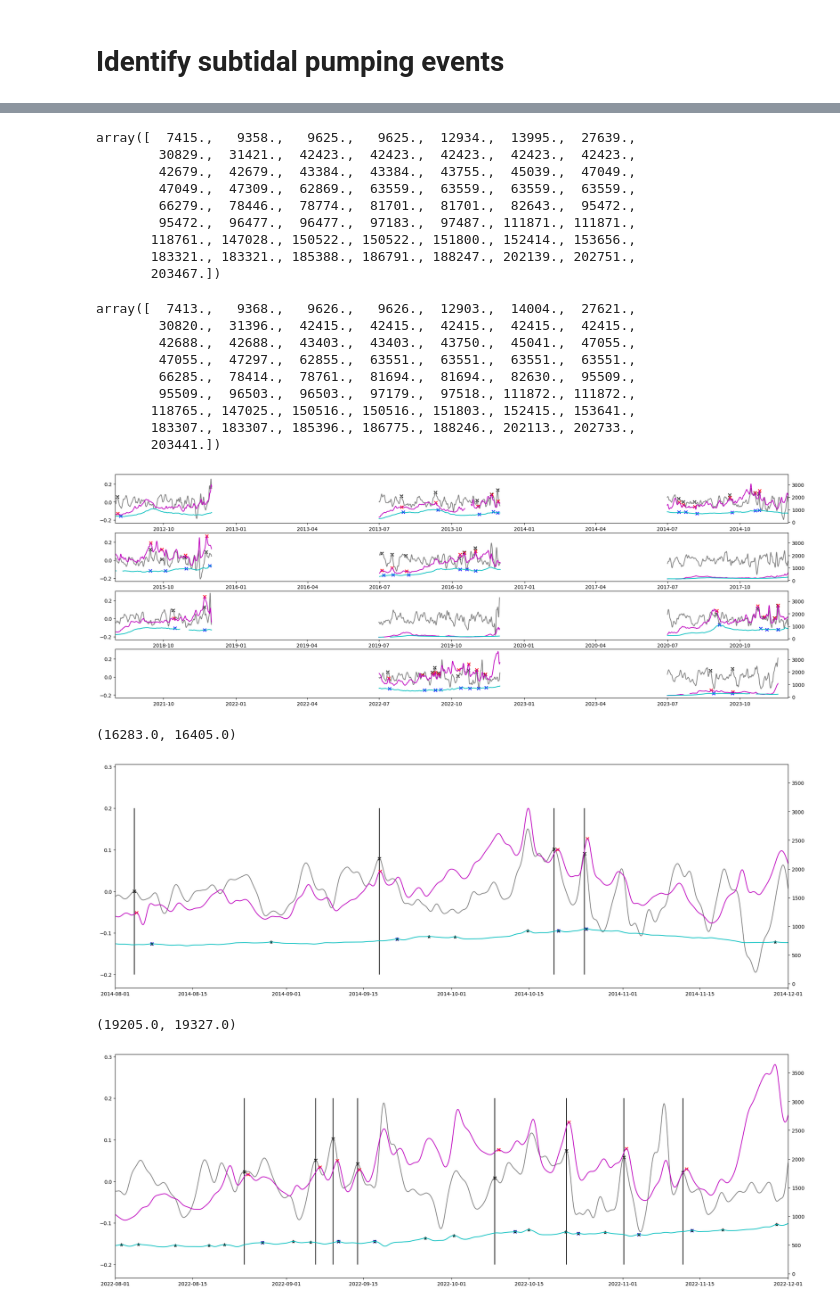
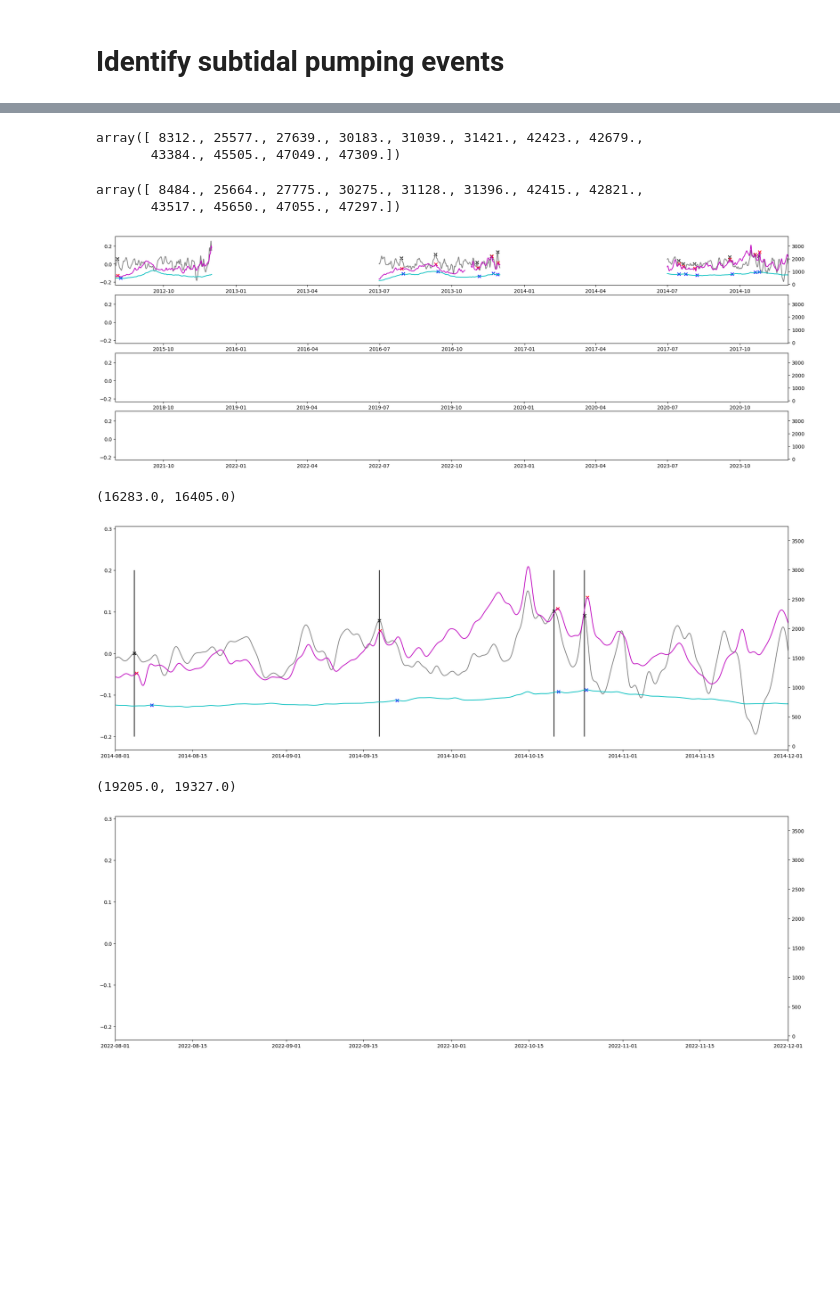
Before and after one commit to jennaisrael/Savio_scratch_back_up, a Jupyter notebook: climate_data_processing/identify_stp/test_peak_finding.ipynb, the cells around one changed output, grey strips where cells are left out. Saved outputs shown, nothing was run; the diff lists cells and outputs as text; code cells hidden in the pictures; blank space fills up the shorter version.

```diff
--- a/climate_data_processing/identify_stp/test_peak_finding.ipynb
+++ b/climate_data_processing/identify_stp/test_peak_finding.ipynb
@@ -114,6 +114,13 @@ hol2_dms.set_index("datetime",inplace=True)
 hol2_dms=hol2_dms.asfreq('15min')
 hol2_dms_filt=filter_timeseries(hol2_dms)
 
+frk=pd.read_csv('/global/scratch/users/jennaisrael/climate_data_processing/identify_stp/frkdefault_ec_screened_2021.csv',skiprows=65)#.set_index('datetime')
+frk=frk.rename(columns={"value": "Salinity[mS/cm]"})
+frk['datetime']=pd.to_datetime(frk['datetime'],format=dtformat)
+frk.set_index("datetime",inplace=True)
+frk=frk.asfreq('15min')
+frk_filt=filter_timeseries(frk)
+
 jp_filt.plot()
 # %% [output]
 <AxesSubplot:xlabel='datetime'>
@@ -344,5 +353,5 @@ Lag of max cross-correlation is 86.75 hours
 # Identify subtidal pumping events
 # %%
 #put all the variables in one array, need to cut it off before the last array begins (pr 2012-02-12) and before the first array ends (pr 2023-11-19)
-df_raw=pd.concat([pr_filt.rename(columns={"Residual": "pr"}),jp_filt.rename(columns={"Salinity[mS/cm]": "jp"}),hol2_dms_filt.rename(columns={"Salinity[mS/cm]": "hol2"})],axis=1)
+df_raw=pd.concat([pr_filt.rename(columns={"Residual": "pr"}),jp_filt.rename(columns={"Salinity[mS/cm]": "jp"}),frk_filt.rename(columns={"Salinity[mS/cm]": "frk"}),hol2_dms_filt.rename(columns={"Salinity[mS/cm]": "hol2"})],axis=1)
 df=df_raw.loc[datetime(2012,2,13):datetime(2023,11,18)]#.interpolate()
@@ -404,7 +430,7 @@ See the caveats in the documentation: https://pandas.pydata.org/pandas-docs/stab
 # %%
 #I think I need to do this with a mask
 #df.mask((df['A'] > 5) | (df['B'] < 3), 99)
-df_f_wo21=df_test=df.mask((df['month']<7) | (df['month']>11)|(df['year']==2021))
+df_f_wo21=df.mask((df['month']<7) | (df['month']>11)|(df['year']==2021)|(df['year']==2022))
 # %%
 #first find the datetimes with peaks at all locations, store them in logical columns e.g. pr_peak
 #seems to be using the whole summer as a peak sometimes, set max width of 2 months
@@ -413,10 +439,12 @@ minw=2
 peakspr, _ = find_peaks(df_f_wo21.pr.values, height=0,width=(2,maxw))#,width=(0,maxw)) #this just gives the x locations of the peaks, need to convert to logical
 peaksjp, _ = find_peaks(df_f_wo21.jp.values, prominence=10)#,width=(0,maxw))
 peakshol2, _ = find_peaks(df_f_wo21.hol2.values, prominence=10)#,width=(0,maxw))
+peaksfrk, _ = find_peaks(df_f_wo21.frk.values, prominence=10)#,width=(0,maxw))
 #peakshol210, _ = find_peaks(df_f_wo21.hol2.values, prominence=10)
 idx=np.arange(0,len(df_f_wo21.pr.values))
 df_f_wo21['pr_peak']=np.isin(idx,peakspr) #has the same shape as the first argument
 df_f_wo21['jp_peak']=np.isin(idx,peaksjp)
 df_f_wo21['hol2_peak']=np.isin(idx,peakshol2)
+df_f_wo21['frk_peak']=np.isin(idx,peaksfrk)
 df_f_wo21
 # %% [output]
@@ -475,27 +498,13 @@ array([  7395.,   9333.,   9582.,   9584.,  12887.,  13973.,  27617.,
 # %%
 peak_jp24h
 # %% [output]
-array([  7415.,   9358.,   9625.,   9625.,  12934.,  13995.,  27639.,
-        30829.,  31421.,  42423.,  42423.,  42423.,  42423.,  42423.,
-        42679.,  42679.,  43384.,  43384.,  43755.,  45039.,  47049.,
-        47049.,  47309.,  62869.,  63559.,  63559.,  63559.,  63559.,
-        66279.,  78446.,  78774.,  81701.,  81701.,  82643.,  95472.,
-        95472.,  96477.,  96477.,  97183.,  97487., 111871., 111871.,
-       118761., 147028., 150522., 150522., 151800., 152414., 153656.,
-       183321., 183321., 185388., 186791., 188247., 202139., 202751.,
-       203467.])
+array([ 8312., 25577., 27639., 30183., 31039., 31421., 42423., 42679.,
+       43384., 45505., 47049., 47309.])
 # %%
 peak_hol224h
 # %% [output]
-array([  7413.,   9368.,   9626.,   9626.,  12903.,  14004.,  27621.,
-        30820.,  31396.,  42415.,  42415.,  42415.,  42415.,  42415.,
-        42688.,  42688.,  43403.,  43403.,  43750.,  45041.,  47055.,
-        47055.,  47297.,  62855.,  63551.,  63551.,  63551.,  63551.,
-        66285.,  78414.,  78761.,  81694.,  81694.,  82630.,  95509.,
-        95509.,  96503.,  96503.,  97179.,  97518., 111872., 111872.,
-       118765., 147025., 150516., 150516., 151803., 152415., 153641.,
-       183307., 183307., 185396., 186775., 188246., 202113., 202733.,
-       203441.])
+array([ 8484., 25664., 27775., 30275., 31128., 31396., 42415., 42821.,
+       43517., 45650., 47055., 47297.])
 # %%
 # try plotting these 19 events, split the period of time into 4 sections
 fig, ax =plt.subplots(4,1,sharey=True,figsize=(24,8))
@@ -542,7 +551,7 @@ ax4.set_xlim([datetime(2021,8,1),datetime(2023,12,1)])
 
 plt.show()
 # %% [output]
-[figure, old version]
+[figure, new version]
 # %%
 fig, ax =plt.subplots(figsize=(24,8))
 
@@ -555,31 +564,31 @@ ax1.scatter(df_f_wo21.datetime.iloc[peak_jp24h],df_f_wo21.jp.iloc[peak_jp24h],la
 ax1.plot(df_f_wo21.hol2,color='c')
 ax1.scatter(df_f_wo21.datetime.iloc[peak_hol224h],df_f_wo21.hol2.iloc[peak_hol224h],label="Holland Cut",marker="x",color='b')
 
-#what if we also plot all of the prominent hol2 peaks
-ax1.scatter(df_f_wo21.datetime.iloc[peakshol210],df_f_wo21.hol2.iloc[peakshol210],marker="*",color='k')
+# #what if we also plot all of the prominent hol2 peaks
+# ax1.scatter(df_f_wo21.datetime.iloc[peakshol224h],df_f_wo21.hol2.iloc[peakshol210],marker="*",color='k')
 
 ax.set_xlim([datetime(2014,8,1),datetime(2014,12,1)])
 ax1.set_xlim([datetime(2014,8,1),datetime(2014,12,1)])
 # %% [output]
 (16283.0, 16405.0)
-[figure, old version]
+[figure, new version]
 # %%
 fig, ax =plt.subplots(figsize=(24,8))
 
 ax.plot(df_f_wo21.pr,color='grey')
 ax.scatter(df_f_wo21.datetime.iloc[peak_pr24h], df_f_wo21.pr.iloc[peak_pr24h], label="Point Reyes",marker="x",color='k')
 ax.vlines(df_f_wo21.datetime.iloc[peak_pr24h], -0.2, 0.2, color='k')
 ax1=ax.twinx()
 ax1.plot(df_f_wo21.jp,color='m')
 ax1.scatter(df_f_wo21.datetime.iloc[peak_jp24h],df_f_wo21.jp.iloc[peak_jp24h],label="Jersey Point",marker="x",color='r')
 ax1.plot(df_f_wo21.hol2,color='c')
 ax1.scatter(df_f_wo21.datetime.iloc[peak_hol224h],df_f_wo21.hol2.iloc[peak_hol224h],label="Holland Cut",marker="x",color='b')
 
-#what if we also plot all of the prominent hol2 peaks
-ax1.scatter(df_f_wo21.datetime.iloc[peakshol210],df_f_wo21.hol2.iloc[peakshol210],marker="*",color='k')
+# #what if we also plot all of the prominent hol2 peaks
+# ax1.scatter(df_f_wo21.datetime.iloc[peakshol210],df_f_wo21.hol2.iloc[peakshol210],marker="*",color='k')
 
 ax.set_xlim([datetime(2022,8,1),datetime(2022,12,1)])
 ax1.set_xlim([datetime(2022,8,1),datetime(2022,12,1)])
 # %% [output]
 (19205.0, 19327.0)
-[figure, old version]
+[figure, new version]
```
Also changed, not shown: parts of 10 cells of this notebook, 1 other file.
